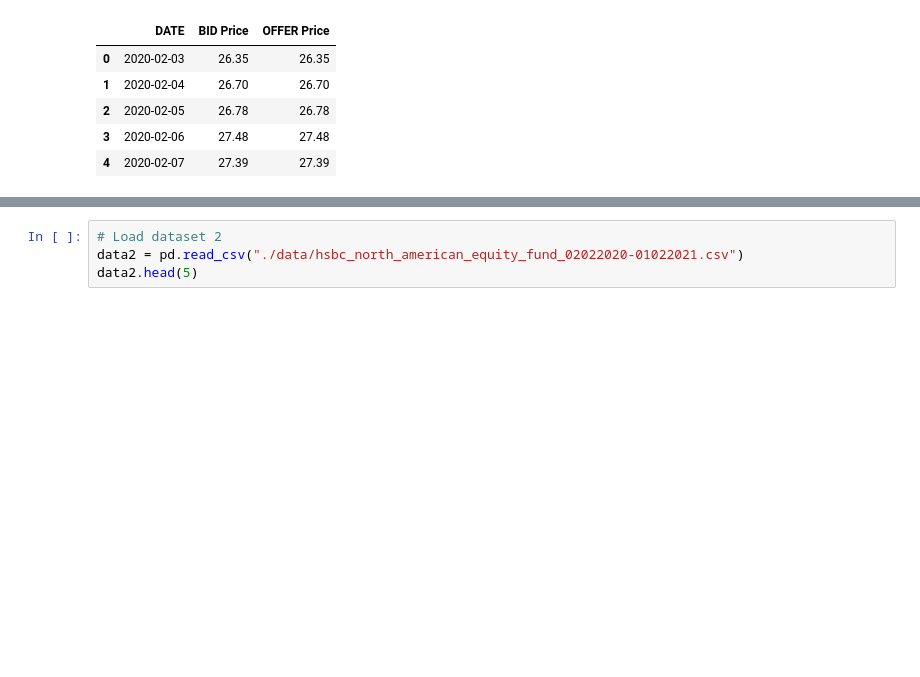
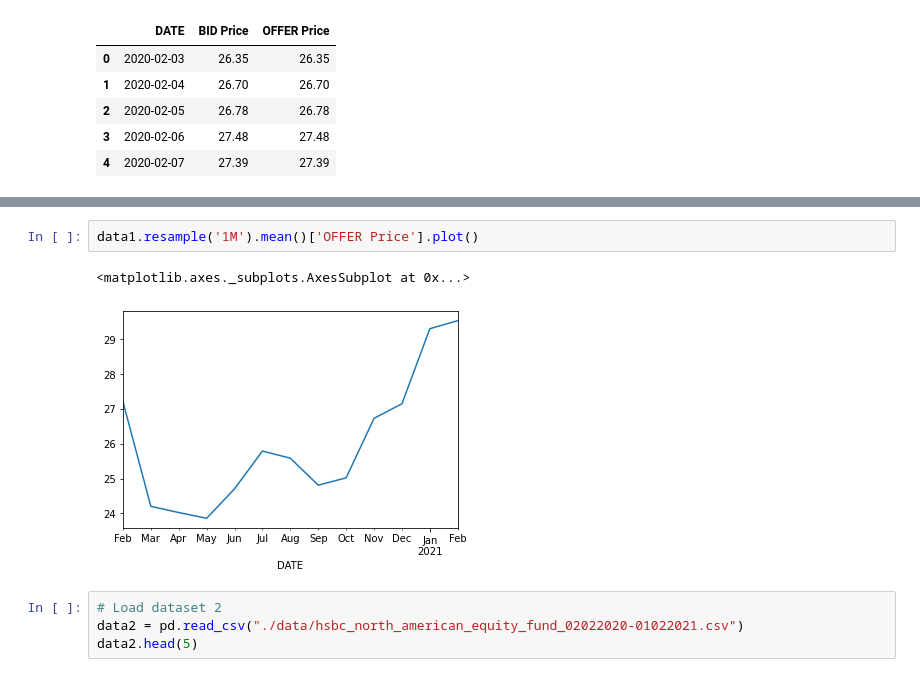
Before and after one commit to easonlai/mpf-fund-analysis-v1, a Jupyter notebook: mpf-fund-analysis-v1.ipynb, the cells around one changed output, grey strips where cells are left out. Drawn from its saved outputs; the diff is of its cells as text; blank space fills up the shorter version.

```diff
--- a/mpf-fund-analysis-v1.ipynb
+++ b/mpf-fund-analysis-v1.ipynb
@@ -54,3 +73,8 @@ data1.head(5)
+# %%
+data1.resample('1M').mean()['OFFER Price'].plot()
+# %% [output]
+<matplotlib.axes._subplots.AxesSubplot at 0x...>
+[figure, added]
 # %%
 # Load dataset 2
 data2 = pd.read_csv("./data/hsbc_north_american_equity_fund_02022020-01022021.csv")
```
Also changed, not shown: parts of 34 cells of this notebook, 1 other file.
